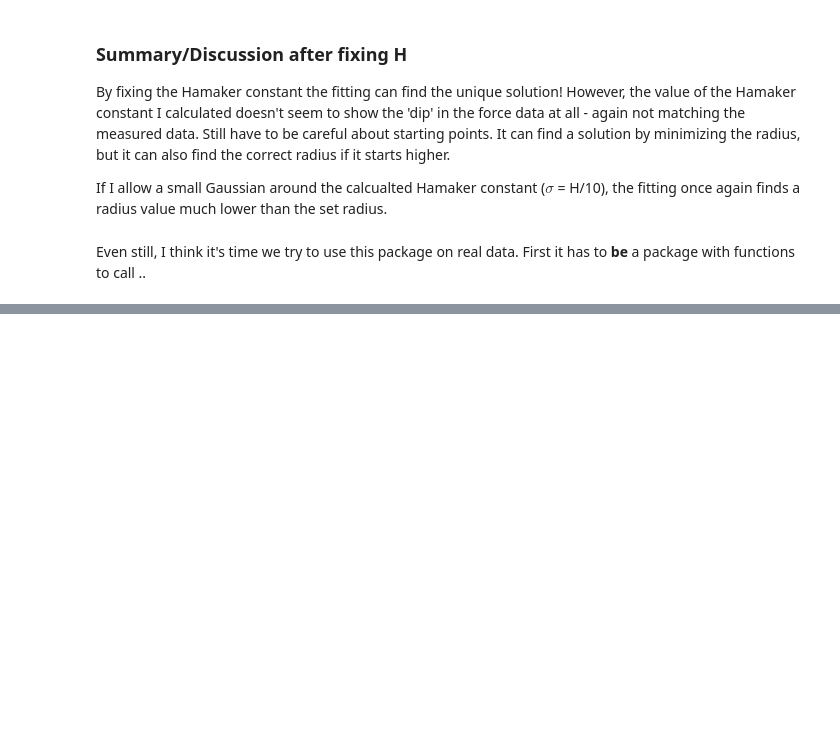
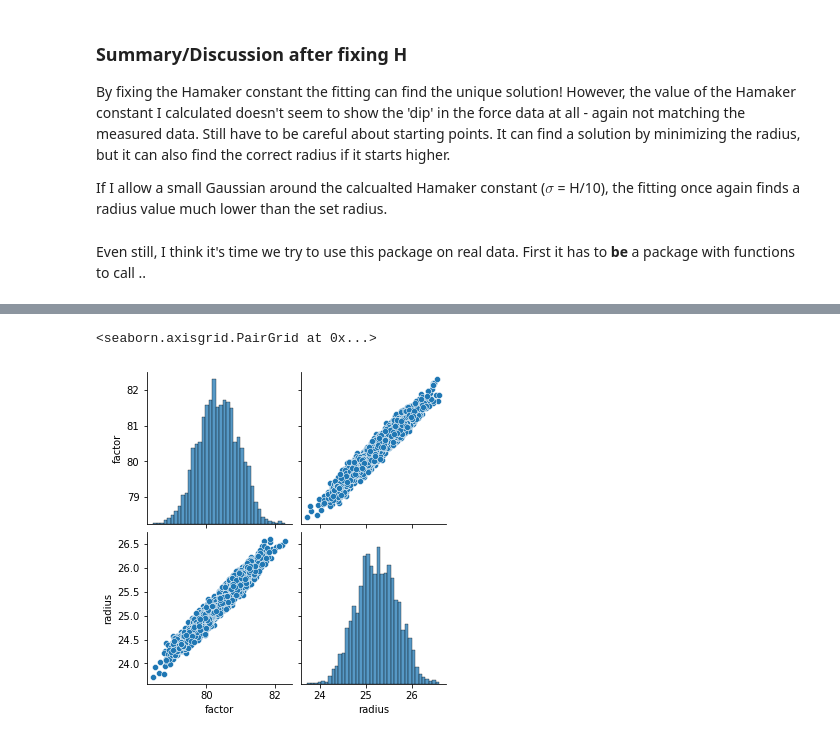
Before and after one commit to phys201/nc_AFM, a Jupyter notebook: documentation.ipynb, the cells around one changed output, grey strips where cells are left out. Saved outputs shown, nothing was run; the diff lists cells and outputs as text; code cells hidden in the pictures; blank space fills up the shorter version.

```diff
--- a/documentation.ipynb
+++ b/documentation.ipynb
@@ -859,0 +1081,6 @@ Even still, I think it's time we try to use this package on real data. First it
+# %%
+posterior_dataframe_m1 = trace.posterior.to_dataframe()
+sns.pairplot(posterior_dataframe_m1)
+# %% [output]
+<seaborn.axisgrid.PairGrid at 0x...>
+[figure, added]
```
Also changed, not shown: parts of 36 cells of this notebook, 1 other file.
